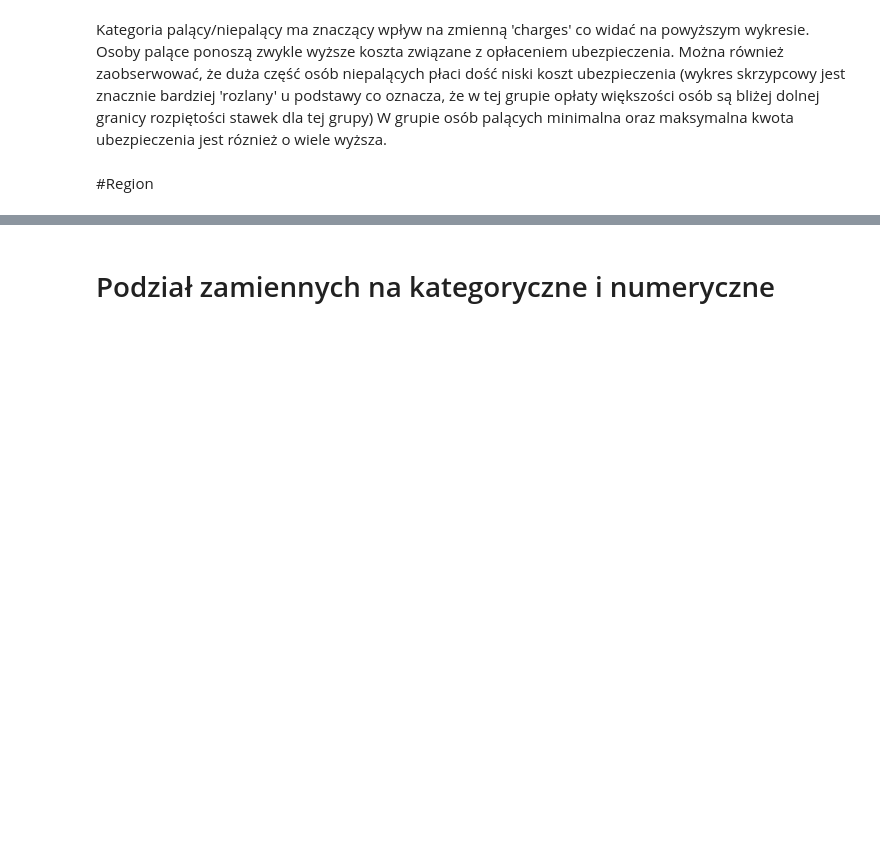
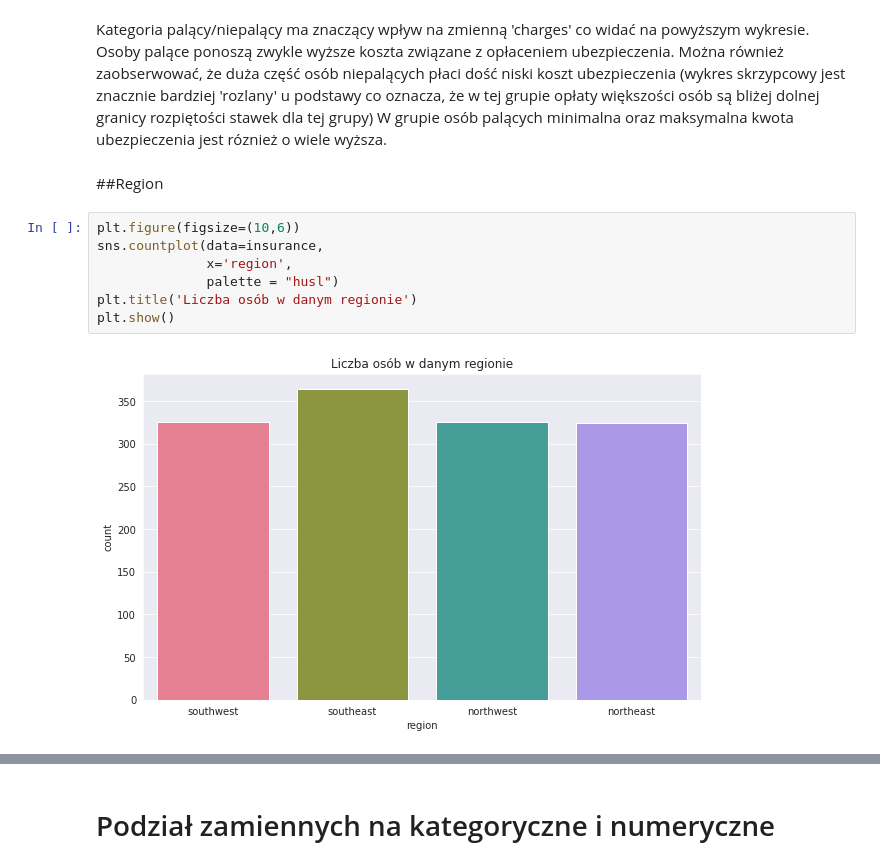
Before and after one commit to nataliasiennicka/cena_ubezpieczenia, a Jupyter notebook: cena_ubezpieczenia.ipynb, the cells around one changed output, grey strips where cells are left out. Cells and saved outputs as stored; diff of their text form; blank space fills up the shorter version.

```diff
--- a/cena_ubezpieczenia.ipynb
+++ b/cena_ubezpieczenia.ipynb
@@ -278,4 +278,13 @@ plt.show()
 # %% [markdown]
 Kategoria palący/niepalący ma znaczący wpływ na zmienną 'charges' co widać na powyższym wykresie. Osoby palące ponoszą zwykle wyższe koszta związane z opłaceniem ubezpieczenia. Można również zaobserwować, że duża część osób niepalących płaci dość niski koszt ubezpieczenia (wykres skrzypcowy jest znacznie bardziej 'rozlany' u podstawy co oznacza, że w tej grupie opłaty większości osób są bliżej dolnej granicy rozpiętości stawek dla tej grupy) W grupie osób palących minimalna oraz maksymalna kwota ubezpieczenia jest róznież o wiele wyższa.
 # %% [markdown]
-#Region
+##Region
+# %%
+plt.figure(figsize=(10,6))
+sns.countplot(data=insurance,
+              x='region',
+              palette = "husl")
+plt.title('Liczba osób w danym regionie')
+plt.show()
+# %% [output]
+[figure, added]
```
Also changed, not shown: parts of 17 cells of this notebook.
